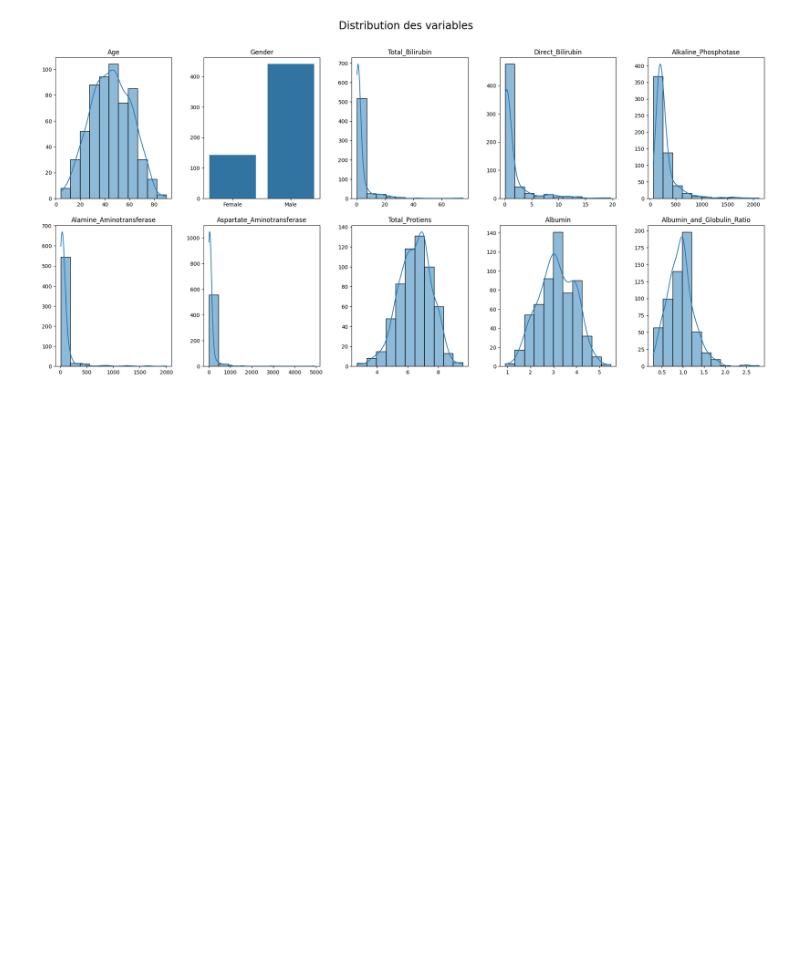
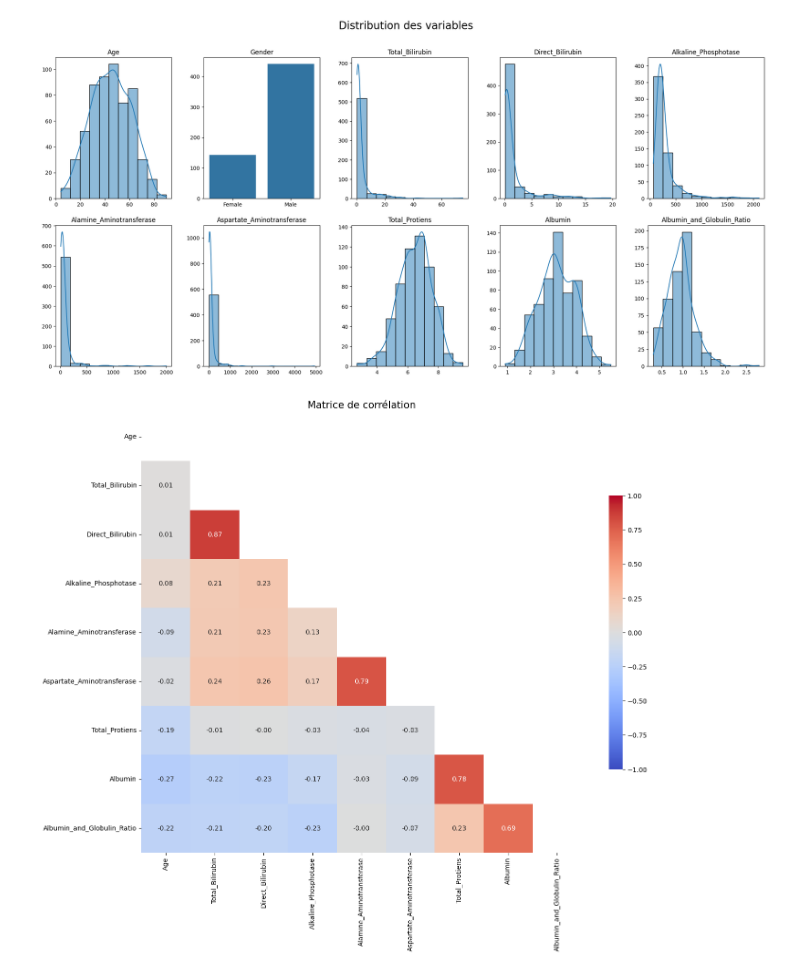
Before and after one commit to Dim2960/semiology_AI, a Jupyter notebook: foie_folder/cleaning_foie.ipynb, the cells around one changed output. Drawn from its saved outputs; the diff is of its cells as text; code cells hidden in the pictures; blank space fills up the shorter version.

Commit message:
Visua matrice de corrélation

```diff
--- a/foie_folder/cleaning_foie.ipynb
+++ b/foie_folder/cleaning_foie.ipynb
@@ -238,3 +238,16 @@ for i, col in enumerate(df_analyse):
 plt.show()
 # %% [output]
 [figure]
+# %%
+# observation des corrélations avec la matrice de corrélation
+list_columns_corr = [col for col in df.columns if (col != 'ID') and (col != 'Dataset') and (col != 'Gender')]
+
+plt.figure(figsize=(15, 15))
+
+corr = df[list_columns_corr].corr()
+mask = np.triu(np.ones_like(corr, dtype=bool))
+sns.heatmap(corr, mask=mask, annot=True, fmt=".2f", cmap='coolwarm', square=True, cbar_kws={"shrink": .5}, vmin=-1, vmax=1)
+plt.title('Matrice de corrélation', fontsize=15)
+plt.show()
+# %% [output]
+[figure, added]
```
